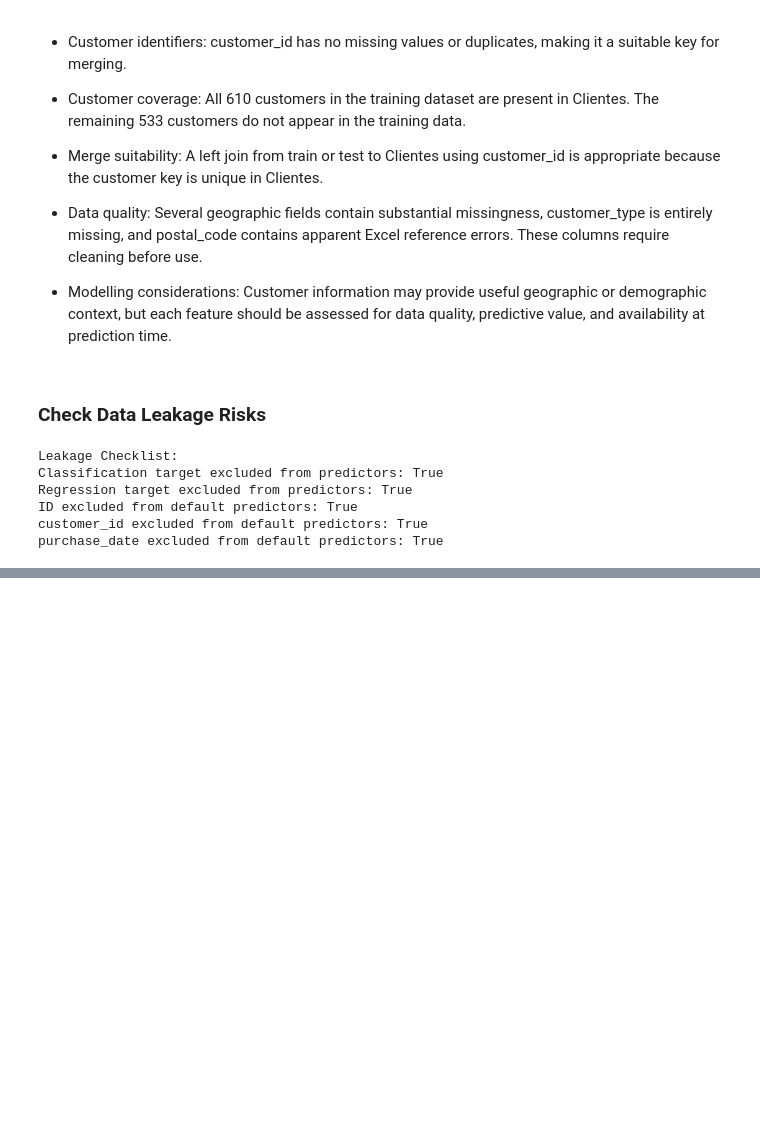
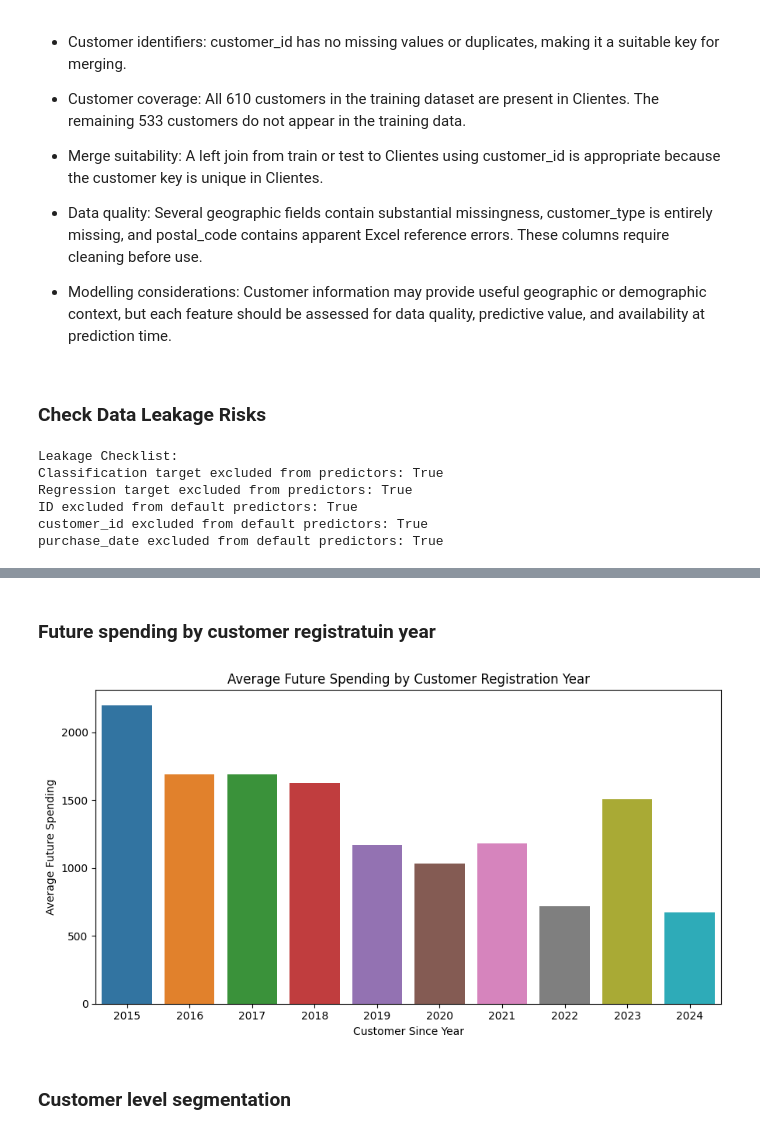
Before and after one commit to luisrafaelsoeiro/ETAI_Project, a Jupyter notebook: exploration.ipynb, the cells around one changed output, grey strips where cells are left out. Drawn from its saved outputs; the diff is of its cells as text; code cells hidden in the pictures; blank space fills up the shorter version.

Commit message:
next commit this will be finished

```diff
--- a/exploration.ipynb
+++ b/exploration.ipynb
@@ -2353,0 +2723,21 @@ The **random_noise** column also contains negative values but will be ignored du
+# %% [markdown]
+### Future spending by customer registratuin year
+# %%
+plt.figure(figsize=(9, 5))
+
+sns.barplot(
+    data=train_merged,
+    x="customer_since_year",
+    y="spend_next_90d",
+    errorbar=None
+)
+
+plt.title("Average Future Spending by Customer Registration Year")
+plt.xlabel("Customer Since Year")
+plt.ylabel("Average Future Spending")
+plt.tight_layout()
+plt.show()
+# %% [output]
+[figure, added]
+# %% [markdown]
+### Customer level segmentation
```
Also changed, not shown: parts of 25 cells of this notebook.
